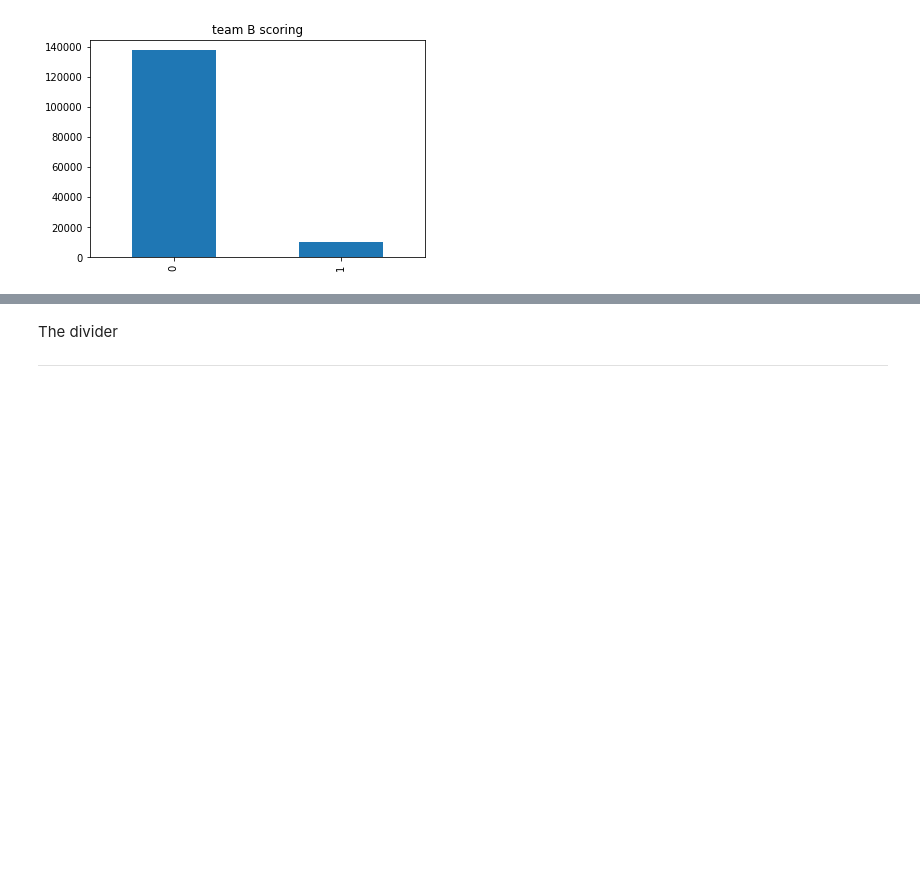
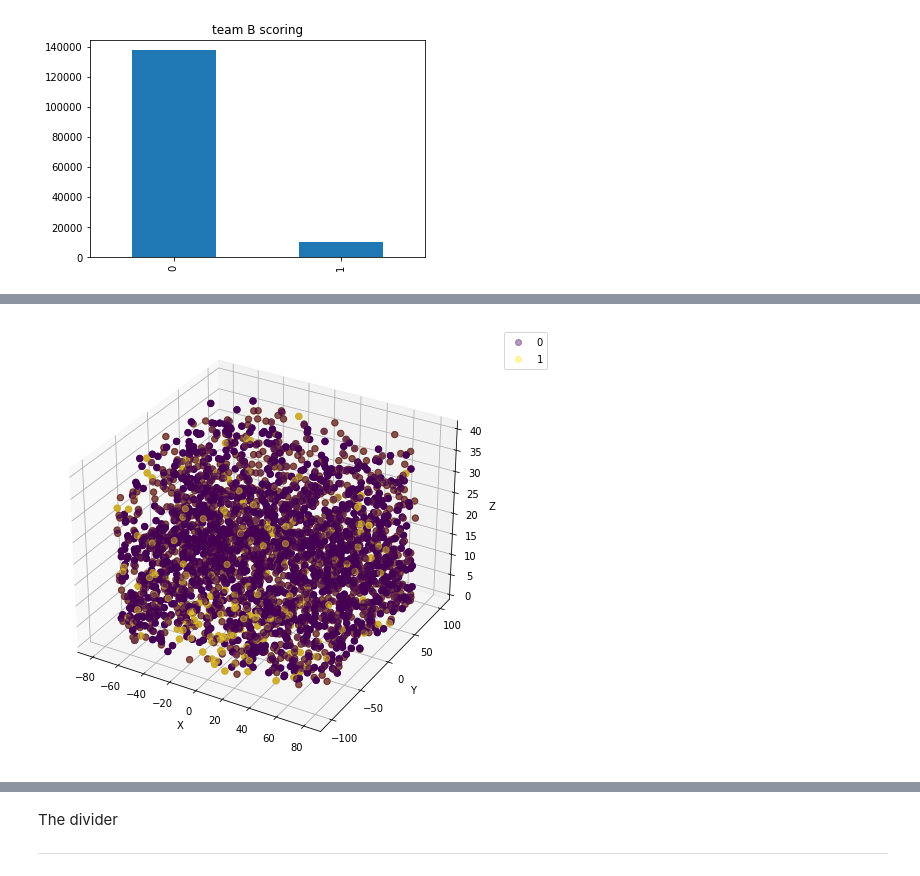
Before and after one commit to GCancro1/RocketLeagueScoringPredictions, a Jupyter notebook: RocketLeague.ipynb, the cells around one changed output, grey strips where cells are left out. Saved outputs shown, nothing was run; the diff lists cells and outputs as text; code cells hidden in the pictures; blank space fills up the shorter version.

```diff
--- a/RocketLeague.ipynb
+++ b/RocketLeague.ipynb
@@ -254,3 +247,56 @@ sns.scatterplot(x=df["ball_pos_x"], y
+# %%
+
+
+from mpl_toolkits.mplot3d import Axes3D
+from matplotlib.colors import ListedColormap
+
+fig = plt.figure(figsize=(6,6))
+ax = Axes3D(fig)
+
+
+# get colormap from seaborn
+# cmap = ListedColormap(sns.color_palette("husl", 256).as_hex())
+
+
+# plot
+sc = ax.scatter(sample["ball_pos_x"], sample["ball_pos_y"], sample["ball_pos_z"],
+    c=sample["team_scoring_next"].map(lambda x: 0 if x == "A" else 1),s=40, marker='o', alpha=.4)
+
+
+
+ax.set_xlabel('X')
+ax.set_ylabel('Y ')
+ax.set_zlabel('Z ')
+
+# legend
+plt.legend(*sc.legend_elements(), bbox_to_anchor=(1.05, 1), loc=2)
+plt.savefig(f"scatterplots/ball_pos_team_scoring_next.png", bbox_inches="tight")
+
+
+sc = ax.scatter(sample["ball_pos_x"], sample["ball_pos_y"], sample["ball_pos_z"],
+    c=sample["team_A_scoring_within_10sec"],s=40, marker='o', alpha=.4)
+
+
+ax.set_xlabel('X')
+ax.set_ylabel('Y ')
+ax.set_zlabel('Z ')
+
+# legend
+plt.legend(*sc.legend_elements(), bbox_to_anchor=(1.05, 1), loc=2)
+plt.savefig(f"scatterplots/ball_pos_A_scoring.png", bbox_inches="tight")
+
+
+sc = ax.scatter(sample["ball_pos_x"], sample["ball_pos_y"], sample["ball_pos_z"],
+    c=sample["team_B_scoring_within_10sec"],s=40, marker='o', alpha=.4)
+ax.set_xlabel('X')
+ax.set_ylabel('Y ')
+ax.set_zlabel('Z ')
+
+# legend
+plt.legend(*sc.legend_elements(), bbox_to_anchor=(1.05, 1), loc=2)
+plt.savefig(f"scatterplots/ball_pos_B_scoring.png", bbox_inches="tight")
+# %% [output]
+[figure, added]
 # %%
 pearson_corr = df.corr()
 spearman_corr = df.corr(method="spearman")
```
Also changed, not shown: parts of 5 cells of this notebook, 20 other files.
